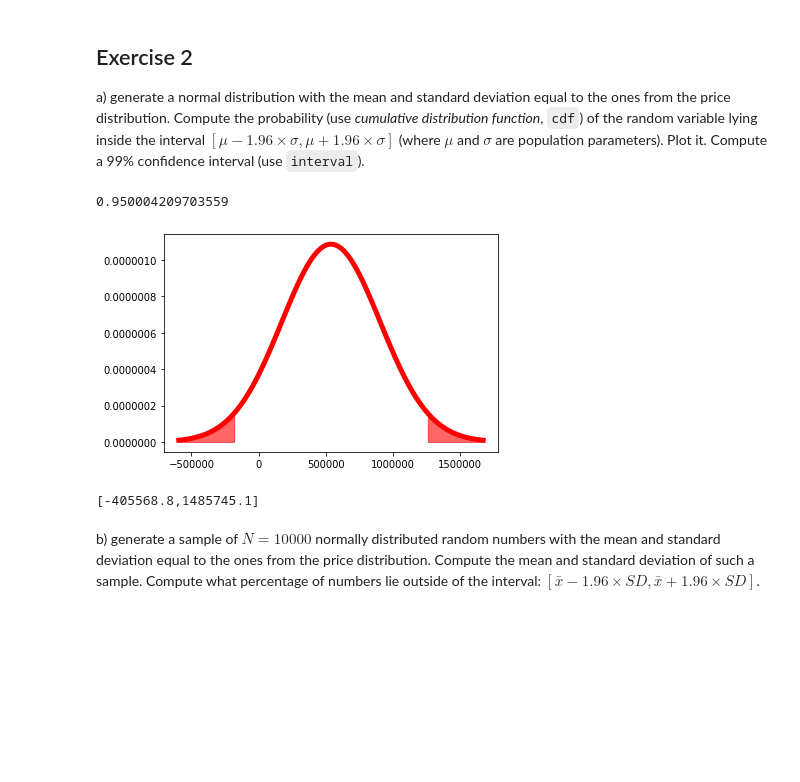
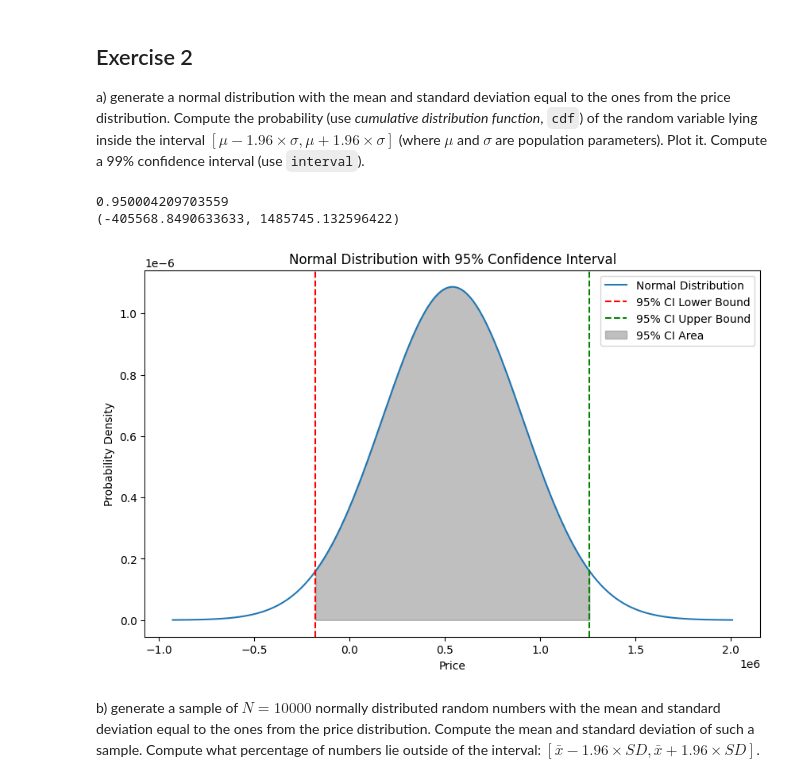
Before and after one commit to Falanger-debug/Data-Analyticts, a Jupyter notebook: Statistical_Inference/Lizak_Lukasz_Statistical_Inference.ipynb, the cells around one changed output. Cells and saved outputs as stored; diff of their text form; code cells hidden in the pictures; blank space fills up the shorter version.

```diff
--- a/Statistical_Inference/Lizak_Lukasz_Statistical_Inference.ipynb
+++ b/Statistical_Inference/Lizak_Lukasz_Statistical_Inference.ipynb
@@ -127,12 +127,39 @@ a) generate a normal distribution with the mean and standard deviation equal to
 Compute the probability (use *cumulative distribution function*, `cdf`) of the random variable lying inside the interval $[\mu-1.96\times \sigma,\mu+1.96\times \sigma]$ (where $\mu$ and $\sigma$ are population parameters).
 Plot it.
 Compute a 99% confidence interval (use `interval`).
-# %%
-rv_norm = norm(#...)
-# %% [output]
-0.950004209703559
-[figure, removed]
-[-405568.8,1485745.1]
+# %%
+
+rv_norm = norm(loc=prices.mean(), scale=prices.std())
+
+mn = prices.mean()
+sigma = prices.std()
+
+lower_bound = prices.mean() - 1.96 * prices.std()
+upper_bound = prices.mean() + 1.96 * prices.std()
+probability = rv_norm.cdf(upper_bound) - rv_norm.cdf(lower_bound)
+
+ci_99 = rv_norm.interval(0.99)
+
+print(probability)
+print(ci_99)
+
+x = np.linspace(mn - 4 * sigma, mn + 4 * sigma, 1000)
+y = rv_norm.pdf(x)
+
+plt.figure(figsize=(10, 6))
+plt.plot(x, y, label="Normal Distribution")
+plt.axvline(lower_bound, color='red', linestyle='--', label="95% CI Lower Bound")
+plt.axvline(upper_bound, color='green', linestyle='--', label="95% CI Upper Bound")
+plt.fill_between(x, y, where=(x >= lower_bound) & (x <= upper_bound), color='grey', alpha=0.5, label="95% CI Area")
+plt.title("Normal Distribution with 95% Confidence Interval")
+plt.xlabel("Price")
+plt.ylabel("Probability Density")
+plt.legend()
+plt.show()
+# %% [output]
+0.950004209703559
+(-405568.8490633633, 1485745.132596422)
+[figure, added]
 # %% [markdown]
 b) generate a sample of $N=10 000$ normally distributed random numbers with the mean and standard deviation equal to the ones from the price distribution.
 Compute the mean and standard deviation of such a sample.
```
Also changed, not shown: parts of 13 cells of this notebook.
